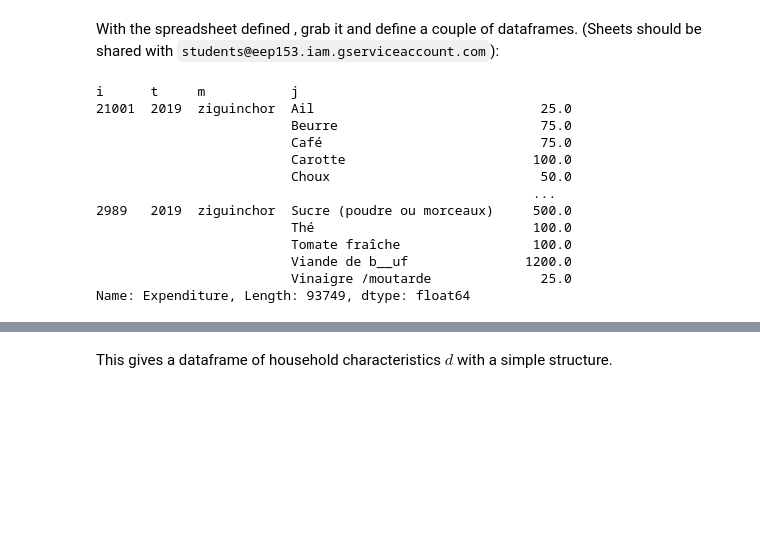
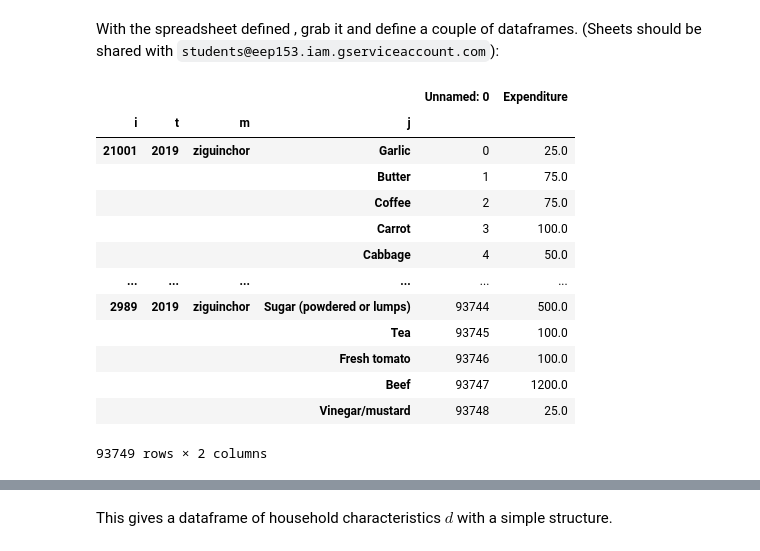
Before and after one commit to reilyfairchild/EEP153-Project-3, a Jupyter notebook: estimation_example.ipynb, the cells around one changed output, grey strips where cells are left out. Drawn from its saved outputs; the diff is of its cells as text; code cells hidden in the pictures; blank space fills up the shorter version.

```diff
--- a/estimation_example.ipynb
+++ b/estimation_example.ipynb
@@ -84,27 +84,30 @@ dataframes. (Sheets should be shared with `students@eep153.iam.gserviceaccount.c
 # %%
 import pandas as pd
 import numpy as np
 from eep153_tools.sheets import read_sheets
 
 # Change 'Uganda_Data' to key of your own sheet in Sheets, above
-x = read_sheets(Senegal_Data,sheet='Food Expenditures (2019)')
+#x = read_sheets(Senegal_Data,sheet='Food Expenditures (2019)')
+x = pd.read_csv('Food_Expenditures_T(2019).csv')
 x = x.set_index(['i','t','m','j']).squeeze()
 x
 
-food_expenditures = pd.read_csv('Food_Expenditures_T(2019).csv')
+
+#food_expenditures = pd.read_csv('Food_Expenditures_T(2019).csv')
 # %% [output]
+|  |  |  |  | Unnamed: 0 | Expenditure |
+| i | t | m | j |  |  |
+| 21001 | 2019 | ziguinchor | Garlic | 0 | 25.0 |
+|  |  |  | Butter | 1 | 75.0 |
+|  |  |  | Coffee | 2 | 75.0 |
+|  |  |  | Carrot | 3 | 100.0 |
+|  |  |  | Cabbage | 4 | 50.0 |
+| ... | ... | ... | ... | ... | ... |
+| 2989 | 2019 | ziguinchor | Sugar (powdered or lumps) | 93744 | 500.0 |
+|  |  |  | Tea | 93745 | 100.0 |
+|  |  |  | Fresh tomato | 93746 | 100.0 |
+|  |  |  | Beef | 93747 | 1200.0 |
+|  |  |  | Vinegar/mustard | 93748 | 25.0 |
-i      t     m           j
-21001  2019  ziguinchor  Ail                             25.0
-                         Beurre                          75.0
-                         Café                            75.0
-                         Carotte                        100.0
-                         Choux                           50.0
-                                                        ...
-2989   2019  ziguinchor  Sucre (poudre ou morceaux)     500.0
-                         Thé                            100.0
-                         Tomate fraîche                 100.0
-                         Viande de b__uf               1200.0
-                         Vinaigre /moutarde              25.0
-Name: Expenditure, Length: 93749, dtype: float64
+93749 rows × 2 columns
 # %%
 # Now prices
```
Also changed, not shown: parts of 5 cells of this notebook.
